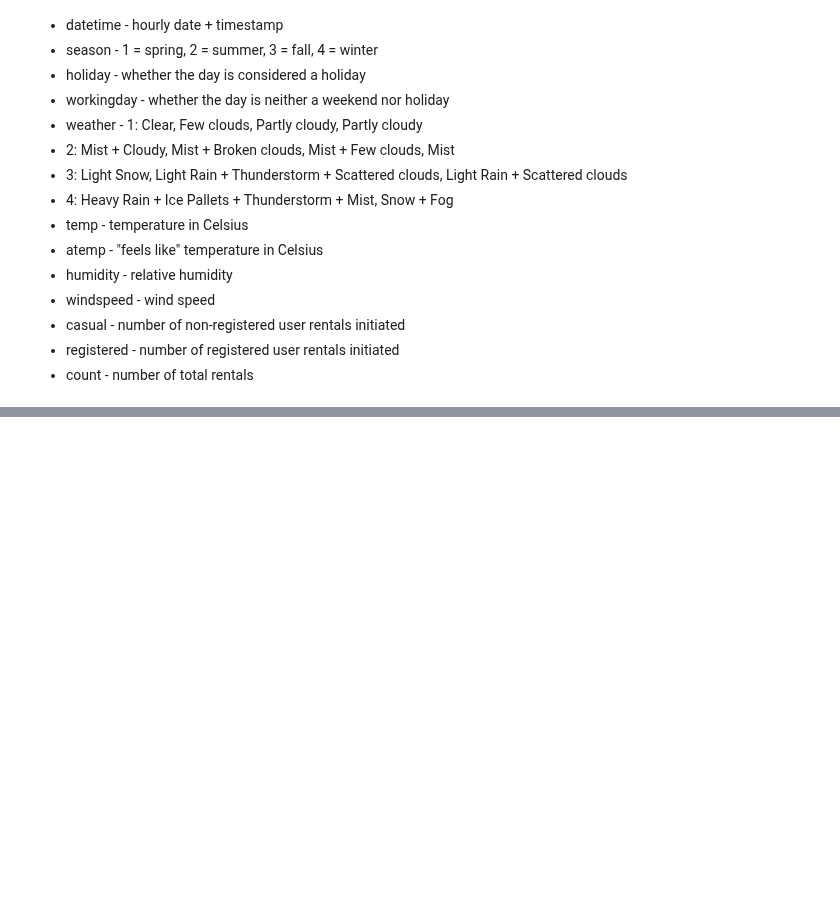
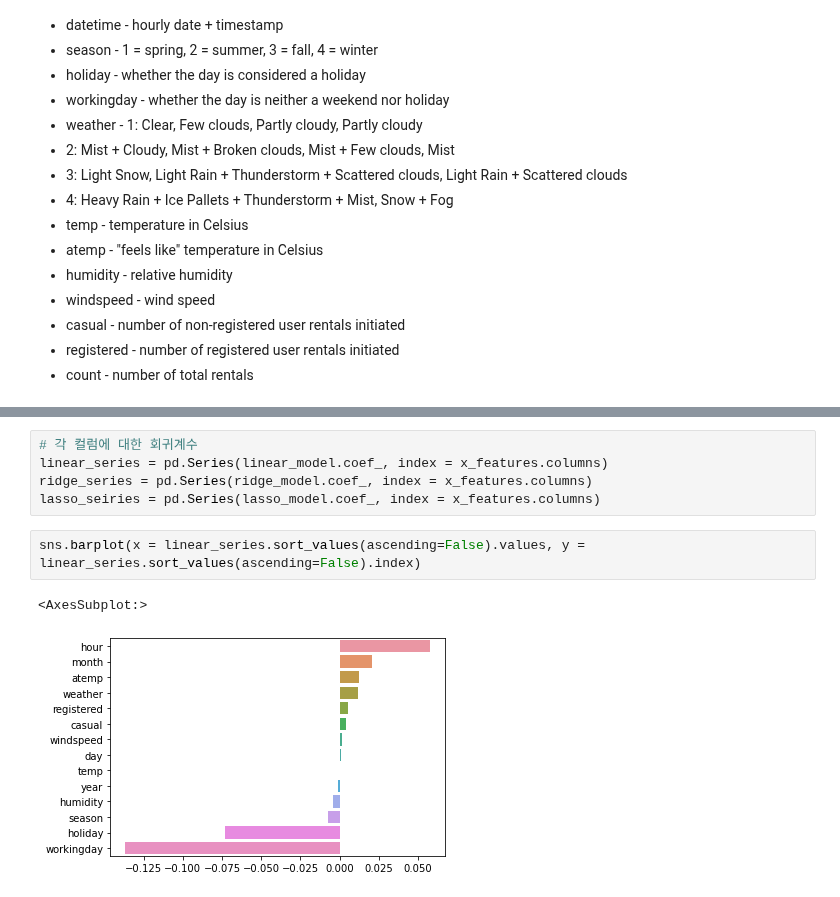
Before and after one commit to dhdmsdud/TIL, a Jupyter notebook: Machin Learning/ML_Kaggle_Bike_Sharing[12].ipynb, the cells around one changed output, grey strips where cells are left out. Drawn from its saved outputs; the diff is of its cells as text; blank space fills up the shorter version.

```diff
--- a/Machin Learning/ML_Kaggle_Bike_Sharing[12].ipynb
+++ b/Machin Learning/ML_Kaggle_Bike_Sharing[12].ipynb
@@ -64,0 +261,10 @@ display(train, test)
+# %%
+# 각 컬럼에 대한 회귀계수
+linear_series = pd.Series(linear_model.coef_, index = x_features.columns)
+ridge_series = pd.Series(ridge_model.coef_, index = x_features.columns)
+lasso_seiries = pd.Series(lasso_model.coef_, index = x_features.columns)
+# %%
+sns.barplot(x = linear_series.sort_values(ascending=False).values, y = linear_series.sort_values(ascending=False).index)
+# %% [output]
+<AxesSubplot:>
+[figure, added]
```
Also changed, not shown: parts of 23 cells of this notebook.
